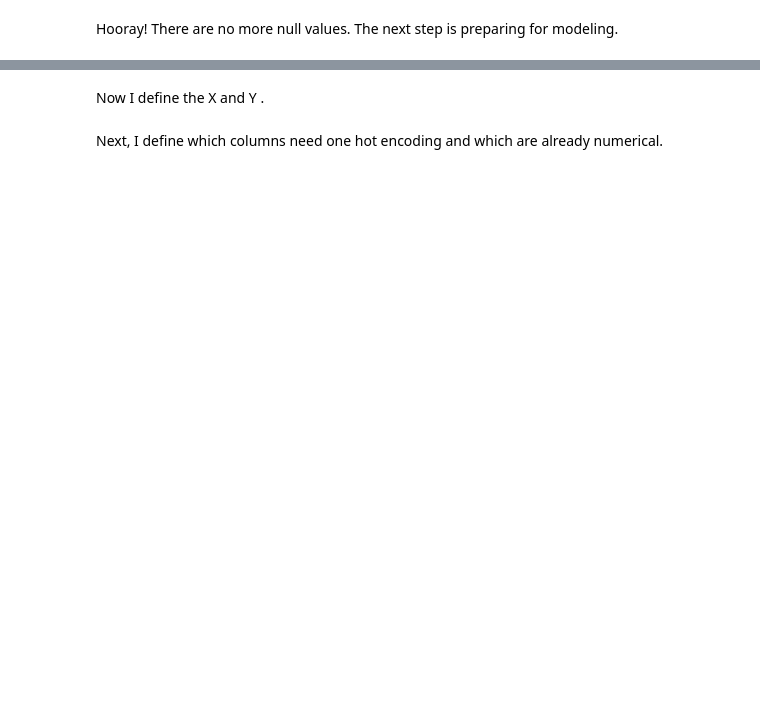
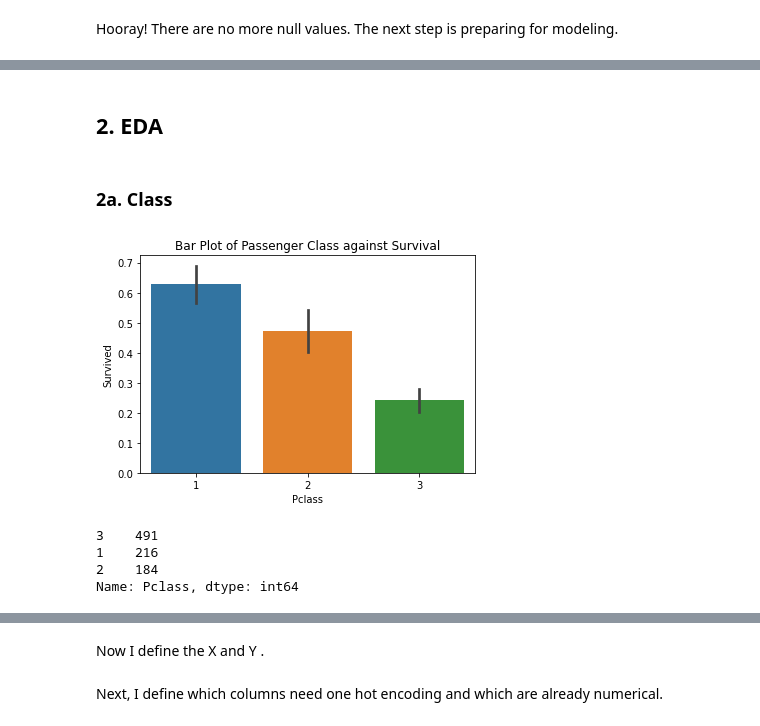
Before and after one commit to ahendricks2/Titanic, a Jupyter notebook: Main_Notebook.ipynb, the cells around one changed output, grey strips where cells are left out. Saved outputs shown, nothing was run; the diff lists cells and outputs as text; code cells hidden in the pictures; blank space fills up the shorter version.

```diff
--- a/Main_Notebook.ipynb
+++ b/Main_Notebook.ipynb
@@ -189,8 +116,3 @@ mr_df.describe()
-# %%
-train_df.loc[train_df['Name'].str.contains('Master', case=False), 'Age'] = train_df.loc[train_df['Name'].str.contains('Master', case=False), 'Age'].fillna(3.5)
-train_df.loc[train_df['Name'].str.contains('Miss', case=False), 'Age'] = train_df.loc[train_df['Name'].str.contains('Miss', case=False), 'Age'].fillna(21)
-train_df.loc[(train_df['Name'].str.contains('Mr', case=False)) & (train_df['Sex'] == 'female'), 'Age'] = train_df.loc[(train_df['Name'].str.contains('Mr', case=False)) & (train_df['Sex'] == 'female'), 'Age'].fillna(35)
-train_df.loc[(train_df['Name'].str.contains('Mr', case=False)) & (train_df['Sex'] == 'male'), 'Age'] = train_df.loc[(train_df['Name'].str.contains('Mr', case=False)) & (train_df['Sex'] == 'male'), 'Age'].fillna(31)
 # %%
 train_df['Title'] = train_df['Name'].str.extract(r',\s*([^,]+)\.')
 # %%
@@ -222,5 +140,7 @@ NameError: name 'asdkfh' is not defined
 # %%
-train_df.loc[train_df['Name'].str.contains('Master', case=False), 'Title'] = 'Master'
-train_df.loc[train_df['Name'].str.contains('Miss', case=False), 'Title'] = 'Miss'
-train_df.loc[(train_df['Name'].str.contains('Mr', case=False)) & (train_df['Sex'] == 'female'), 'Title'] = 'Mrs'
-train_df.loc[(train_df['Name'].str.contains('Mr', case=False)) & (train_df['Sex'] == 'male'), 'Title'] = 'Mr'
+train_df.loc[train_df['Title'] == 'Mrs. Martin (Elizabeth L','Title'] = 'Mrs'
+train_df.loc[train_df['Title'] == 'Mme','Title'] = 'Mrs'
+train_df.loc[train_df['Title'] == 'Ms','Title'] = 'Miss'
+train_df.loc[train_df['Title'] == 'Mlle','Title'] = 'Miss'
+train_df.loc[train_df['Title'].str.contains('Countess|Lady', case=False), 'Title'] = 'Mrs'
+train_df.loc[train_df['Title'].str.contains('Dr|Rev|Col|Major|Sir|Capt|Don|Jonkheer', case=False), 'Title'] = 'Special_Title_Male'
@@ -239,2 +166,8 @@ test_df.loc[(train_df['Name'].str.contains('Mr', case=False)) & (test_df['Sex']
+# %%
+train_df.loc[train_df['Title'] == 'Master', 'Age'] = train_df.loc[train_df['Title'] == 'Master', 'Age'].fillna(3.5)
+train_df.loc[train_df['Title'] == 'Miss', 'Age'] = train_df.loc[train_df['Title'] == 'Miss', 'Age'].fillna(21)
+train_df.loc[train_df['Title'] == 'Mr', 'Age'] = train_df.loc[train_df['Title'] == 'Mr', 'Age'].fillna(31)
+train_df.loc[train_df['Title'] == 'Mrs', 'Age'] = train_df.loc[train_df['Title'] == 'Mrs', 'Age'].fillna(35)
+train_df.loc[train_df['Title'] == 'Special_Title_Male', 'Age'] = train_df.loc[train_df['Title'] == 'Special_Title_Male', 'Age'].fillna(49)
 # %%
 train_df.info()
@@ -247,2 +193,0 @@ I use the same age as the one I did for Mr. for this final passenger.
-# %%
-train_df['Age'].fillna(31,inplace=True)
@@ -310,0 +337,18 @@ plt.title('Age Histogram');
+# %% [markdown]
+## 2. EDA
+# %% [markdown]
+### 2a. Class
+# %%
+sns.barplot(x='Pclass', y='Survived', data=train_df)
+plt.xlabel('Pclass')
+plt.ylabel('Survived')
+plt.title('Bar Plot of Passenger Class against Survival');
+# %% [output]
+[figure, added]
+# %%
+train_df['Pclass'].value_counts()
+# %% [output]
+3    491
+1    216
+2    184
+Name: Pclass, dtype: int64
```
Also changed, not shown: parts of 135 cells of this notebook.
